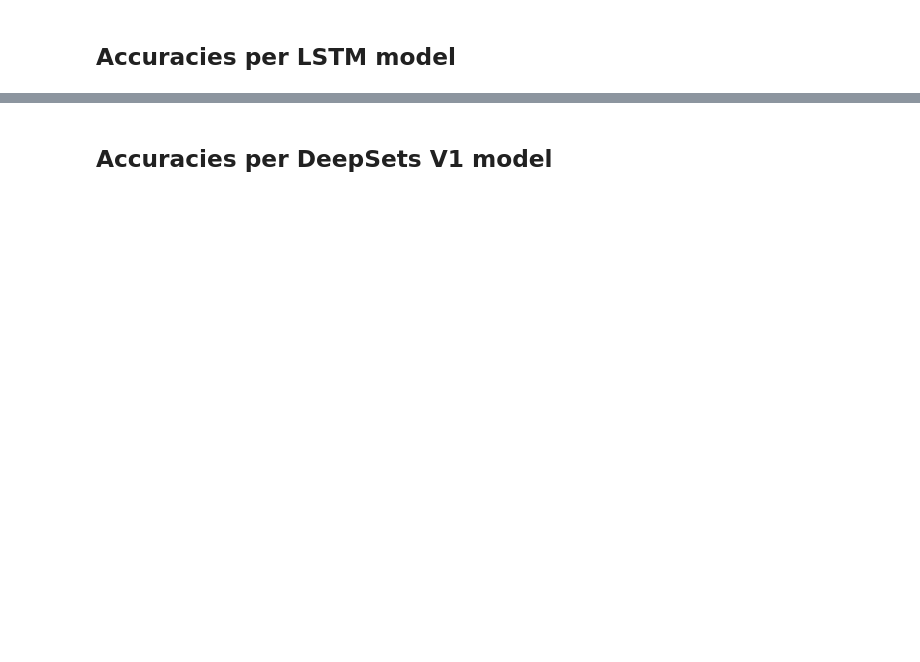
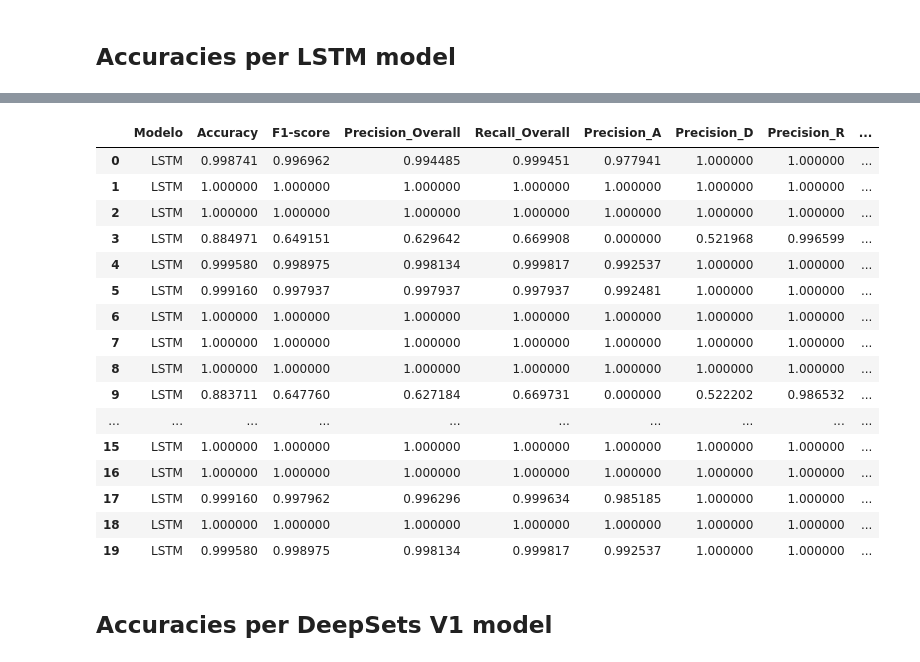
Before and after one commit to FranciscoMorenoB/TFG-XAI-CONCURRENCIA, a Jupyter notebook: Notebooks-Modificados/1st filter - 25% subset.ipynb, the cells around one changed output, grey strips where cells are left out. Saved outputs shown, nothing was run; the diff lists cells and outputs as text; code cells hidden in the pictures; blank space fills up the shorter version.

```diff
--- a/Notebooks-Modificados/1st filter - 25% subset.ipynb
+++ b/Notebooks-Modificados/1st filter - 25% subset.ipynb
@@ -542,6 +557,24 @@ get_stats_per_model(lstm_accuracies, ['LSTM #' + str(i) for i in range(len(lstm_
 | Sample count | 2382 | 577 | 571 | 648 | 586 |
 # %%
-get_stats_per_model_multiclass(lstm_accuracies, lstm_precisions, lstm_recalls, lstm_f1s, "LSTM")
+get_stats_per_model_multiclass(lstm_accuracies, lstm_precisions, lstm_recalls, lstm_f1Scores, "LSTM")
+# %% [output]
+|  | Modelo | Accuracy | F1-score | Precision_Overall | Recall_Overall | Precision_A | Precision_D | Precision_R | ... |
+| 0 | LSTM | 0.998741 | 0.996962 | 0.994485 | 0.999451 | 0.977941 | 1.000000 | 1.000000 | ... |
+| 1 | LSTM | 1.000000 | 1.000000 | 1.000000 | 1.000000 | 1.000000 | 1.000000 | 1.000000 | ... |
+| 2 | LSTM | 1.000000 | 1.000000 | 1.000000 | 1.000000 | 1.000000 | 1.000000 | 1.000000 | ... |
+| 3 | LSTM | 0.884971 | 0.649151 | 0.629642 | 0.669908 | 0.000000 | 0.521968 | 0.996599 | ... |
+| 4 | LSTM | 0.999580 | 0.998975 | 0.998134 | 0.999817 | 0.992537 | 1.000000 | 1.000000 | ... |
+| 5 | LSTM | 0.999160 | 0.997937 | 0.997937 | 0.997937 | 0.992481 | 1.000000 | 1.000000 | ... |
+| 6 | LSTM | 1.000000 | 1.000000 | 1.000000 | 1.000000 | 1.000000 | 1.000000 | 1.000000 | ... |
+| 7 | LSTM | 1.000000 | 1.000000 | 1.000000 | 1.000000 | 1.000000 | 1.000000 | 1.000000 | ... |
+| 8 | LSTM | 1.000000 | 1.000000 | 1.000000 | 1.000000 | 1.000000 | 1.000000 | 1.000000 | ... |
+| 9 | LSTM | 0.883711 | 0.647760 | 0.627184 | 0.669731 | 0.000000 | 0.522202 | 0.986532 | ... |
+| ... | ... | ... | ... | ... | ... | ... | ... | ... | ... |
+| 15 | LSTM | 1.000000 | 1.000000 | 1.000000 | 1.000000 | 1.000000 | 1.000000 | 1.000000 | ... |
+| 16 | LSTM | 1.000000 | 1.000000 | 1.000000 | 1.000000 | 1.000000 | 1.000000 | 1.000000 | ... |
+| 17 | LSTM | 0.999160 | 0.997962 | 0.996296 | 0.999634 | 0.985185 | 1.000000 | 1.000000 | ... |
+| 18 | LSTM | 1.000000 | 1.000000 | 1.000000 | 1.000000 | 1.000000 | 1.000000 | 1.000000 | ... |
+| 19 | LSTM | 0.999580 | 0.998975 | 0.998134 | 0.999817 | 0.992537 | 1.000000 | 1.000000 | ... |
 # %% [markdown]
 ## Accuracies per DeepSets V1 model
 # %%
```
Also changed, not shown: parts of 31 cells of this notebook, 20 other files.
